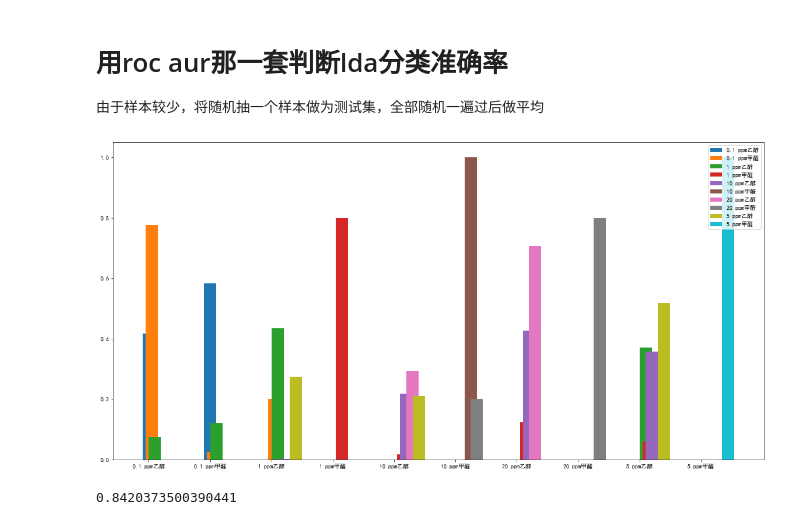
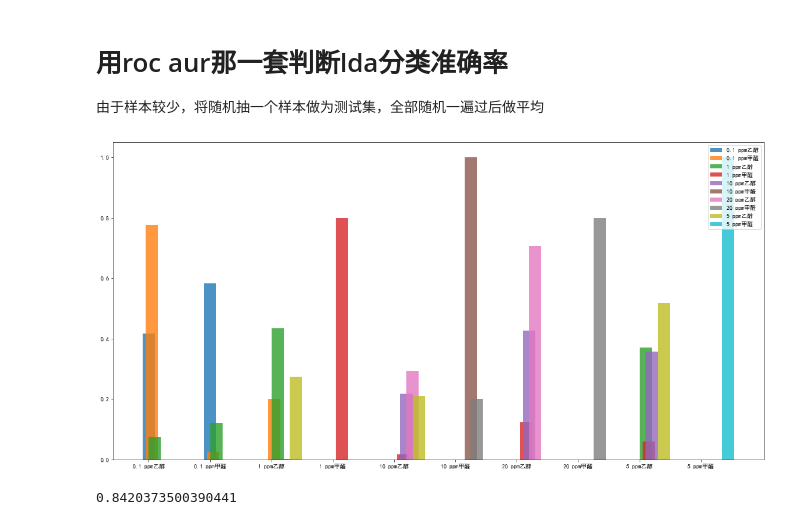
Before and after one commit to bbpp222006/elecnose_feature, a Jupyter notebook: data_anal.ipynb, the cells around one changed output. Saved outputs shown, nothing was run; the diff lists cells and outputs as text; code cells hidden in the pictures.

```diff
--- a/data_anal.ipynb
+++ b/data_anal.ipynb
@@ -153,16 +153,16 @@ for key,values in feature_dict.items():
 # %%
 fig = plt.figure(figsize=[20,10])
 ax = fig.add_subplot()
 for i,(key, value) in enumerate( data_score_dict.items()):
     data_show = data_score_dict[key]
     # data_show = scaler.fit_transform(data_show)
-    ax.bar(np.arange(data_show.shape[0])+0.05*i,data_show[:],label =key,alpha =1,width=0.2)
+    ax.bar(np.arange(data_show.shape[0])+0.05*i,data_show[:],label =key,alpha =0.8,width=0.2)
 my_label = list(data_score_dict.keys())
 ax.legend()
 plt.xticks(range(len(my_label)),my_label)
 plt.show()
 # %% [output]
-[figure, old version]
+[figure, new version]
 # %%
 from sklearn.metrics import log_loss
 y_score = np.array(list(data_score_dict.values()))
```
Also changed, not shown: parts of 2 cells of this notebook, 2 other files.
